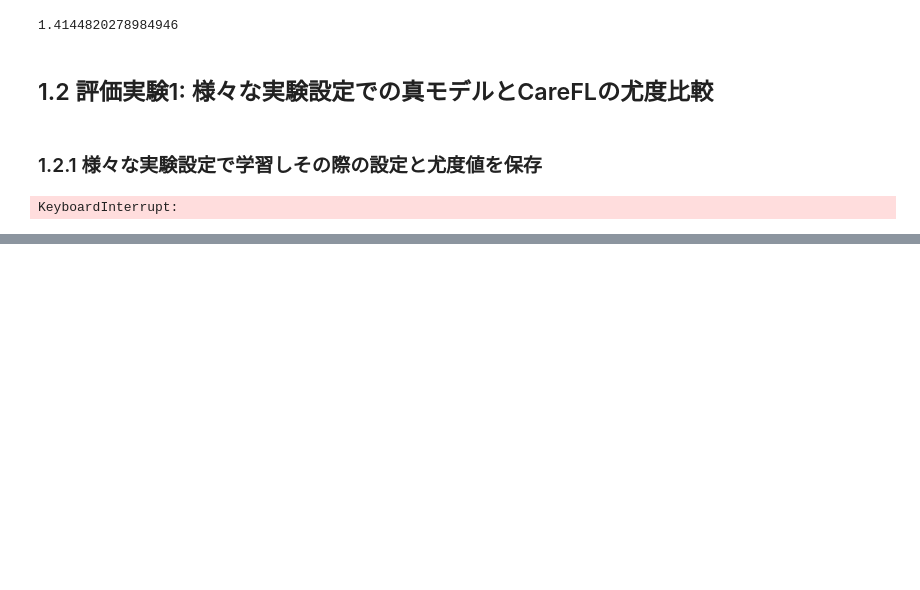
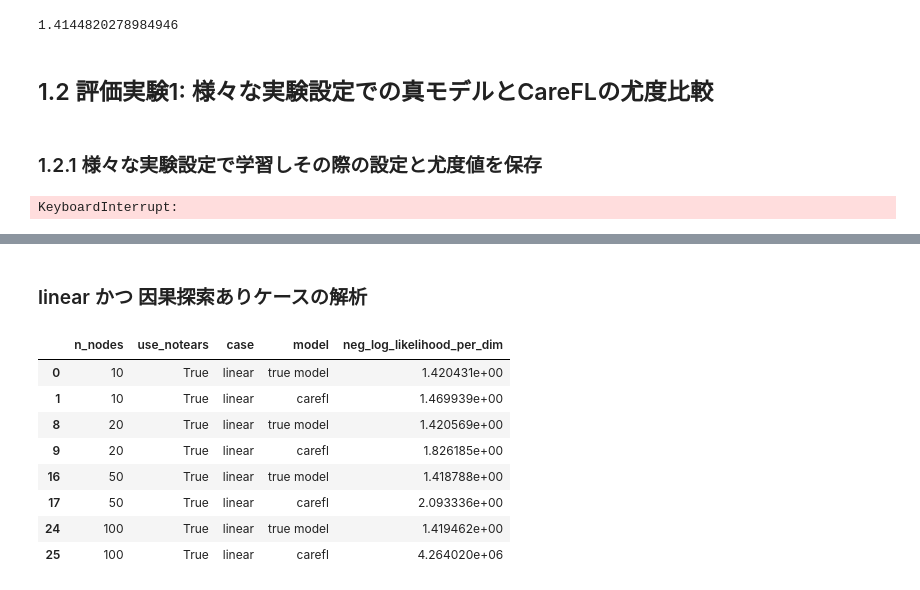
Before and after one commit to hashikun917/Diffusion, a Jupyter notebook: notebooks/250822CAREFLの性能評価：単純な生成・介入・反事実.ipynb, the cells around one changed output, grey strips where cells are left out. Cells and saved outputs as stored; diff of their text form; code cells hidden in the pictures; blank space fills up the shorter version.

```diff
--- a/notebooks/250822CAREFLの性能評価：単純な生成・介入・反事実.ipynb
+++ b/notebooks/250822CAREFLの性能評価：単純な生成・介入・反事実.ipynb
@@ -321,0 +471,19 @@ KeyboardInterrupt:
+# %% [markdown]
+### linear かつ 因果探索ありケースの解析
+# %%
+import pandas as pd
+
+
+df = pd.read_csv("results/carefl_evaluate/carefl_eval_n4096_gamma3.0_s02.0_20250910-222617.csv")
+df_linear_use_notears = df[(df["case"] == "linear") & (df["use_notears"] == True)]
+df_linear_use_notears.head(10)
+# %% [output]
+|  | n_nodes | use_notears | case | model | neg_log_likelihood_per_dim |
+| 0 | 10 | True | linear | true model | 1.420431e+00 |
+| 1 | 10 | True | linear | carefl | 1.469939e+00 |
+| 8 | 20 | True | linear | true model | 1.420569e+00 |
+| 9 | 20 | True | linear | carefl | 1.826185e+00 |
+| 16 | 50 | True | linear | true model | 1.418788e+00 |
+| 17 | 50 | True | linear | carefl | 2.093336e+00 |
+| 24 | 100 | True | linear | true model | 1.419462e+00 |
+| 25 | 100 | True | linear | carefl | 4.264020e+06 |
```
Also changed, not shown: parts of 6 cells of this notebook, 6 other files.
